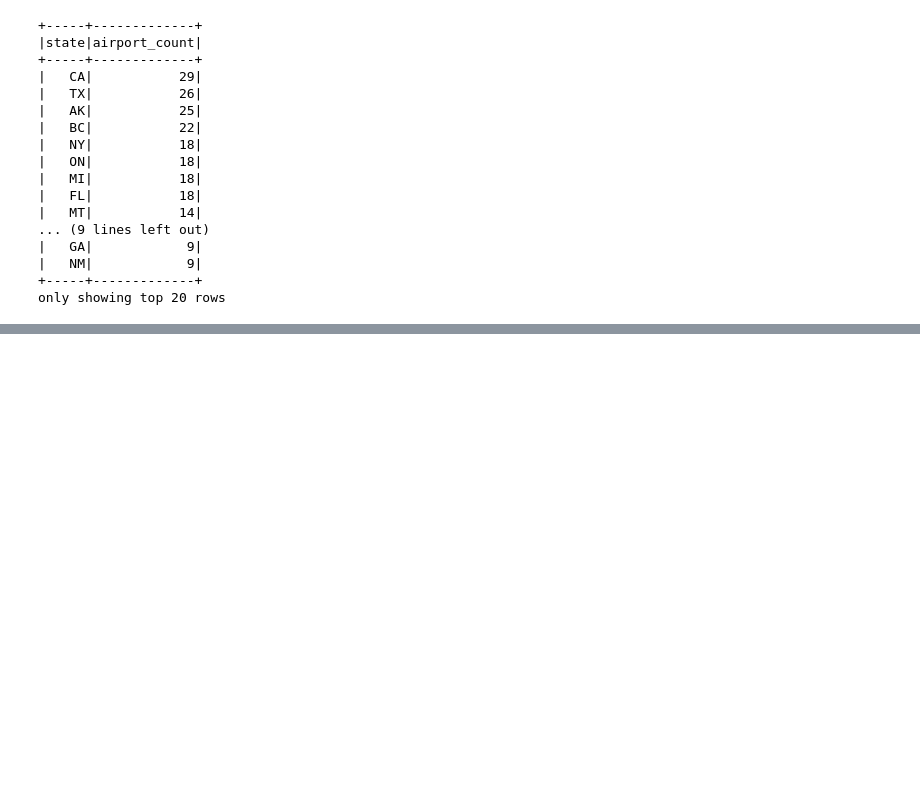
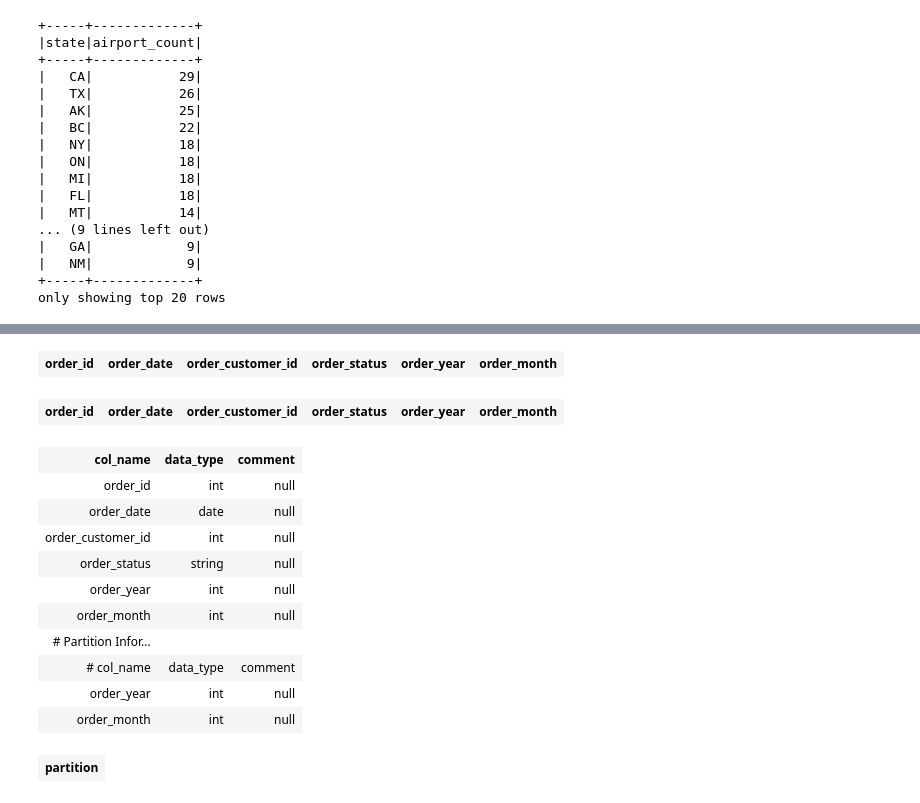
Before and after one commit to saravanankrishnarajan/Spark-using-Python-3, a Jupyter notebook: Section 18 Spark Metastore/Section 18 Exploring Spark Catalog.ipynb, the cells around one changed output, grey strips where cells are left out. Saved outputs shown, nothing was run; the diff lists cells and outputs as text; code cells hidden in the pictures; blank space fills up the shorter version.

```diff
--- a/Section 18 Spark Metastore/Section 18 Exploring Spark Catalog.ipynb
+++ b/Section 18 Spark Metastore/Section 18 Exploring Spark Catalog.ipynb
@@ -1698,0 +1790,19 @@ only showing top 20 rows
+# %%
+from pyspark.sql import SparkSession
+
+import getpass
+
+username = getpass.getuser()
+
+spark = SparkSession. \
+        builder. \
+        config('spark.sql.warehouse.dir',f'/user/{username}/warehouse'). \
+        config('spark.sql.ui.port','0'). \
+        config('spark.shuffle.io.connectionTimeout','6000'). \
+        config('spark.driver.memory','6g'). \
+        config('spark.executor.memory','6g'). \
+        config('spark.dynamicAllocation.minExecutors', '4'). \
+        enableHiveSupport(). \
+        appName(f'{username} | Section 18 Exploring spark catalog'). \
+        master('yarn'). \
+        getOrCreate()
@@ -1698,0 +1948,32 @@ only showing top 20 rows
+# %%
+spark. \
+    catalog. \
+    createTable(
+        'orders_part2',
+        path=f'/user/{username}/retail_db/orders_part2',
+        source='parquet'
+    )
+# %% [output]
+| order_id | order_date | order_customer_id | order_status | order_year | order_month |
+# %%
+spark.read.table('orders_part2')
+# %% [output]
+| order_id | order_date | order_customer_id | order_status | order_year | order_month |
+# %%
+spark.sql("describe orders_part2")
+# %% [output]
+| col_name | data_type | comment |
+| order_id | int | null |
+| order_date | date | null |
+| order_customer_id | int | null |
+| order_status | string | null |
+| order_year | int | null |
+| order_month | int | null |
+| # Partition Infor... |  |  |
+| # col_name | data_type | comment |
+| order_year | int | null |
+| order_month | int | null |
+# %%
+spark.sql("SHOW PARTITIONS orders_part2")
+# %% [output]
+| partition |
```
Also changed, not shown: parts of 77 cells of this notebook.
